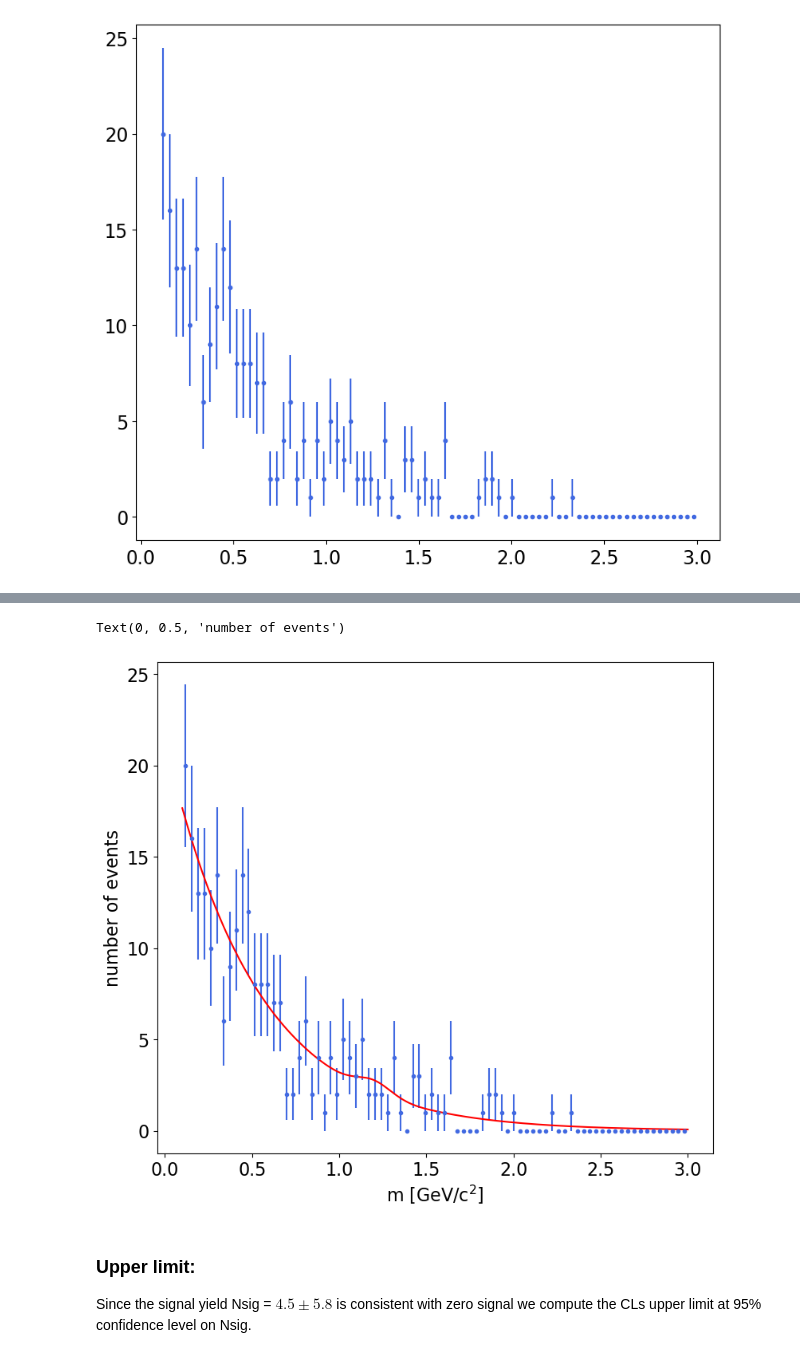
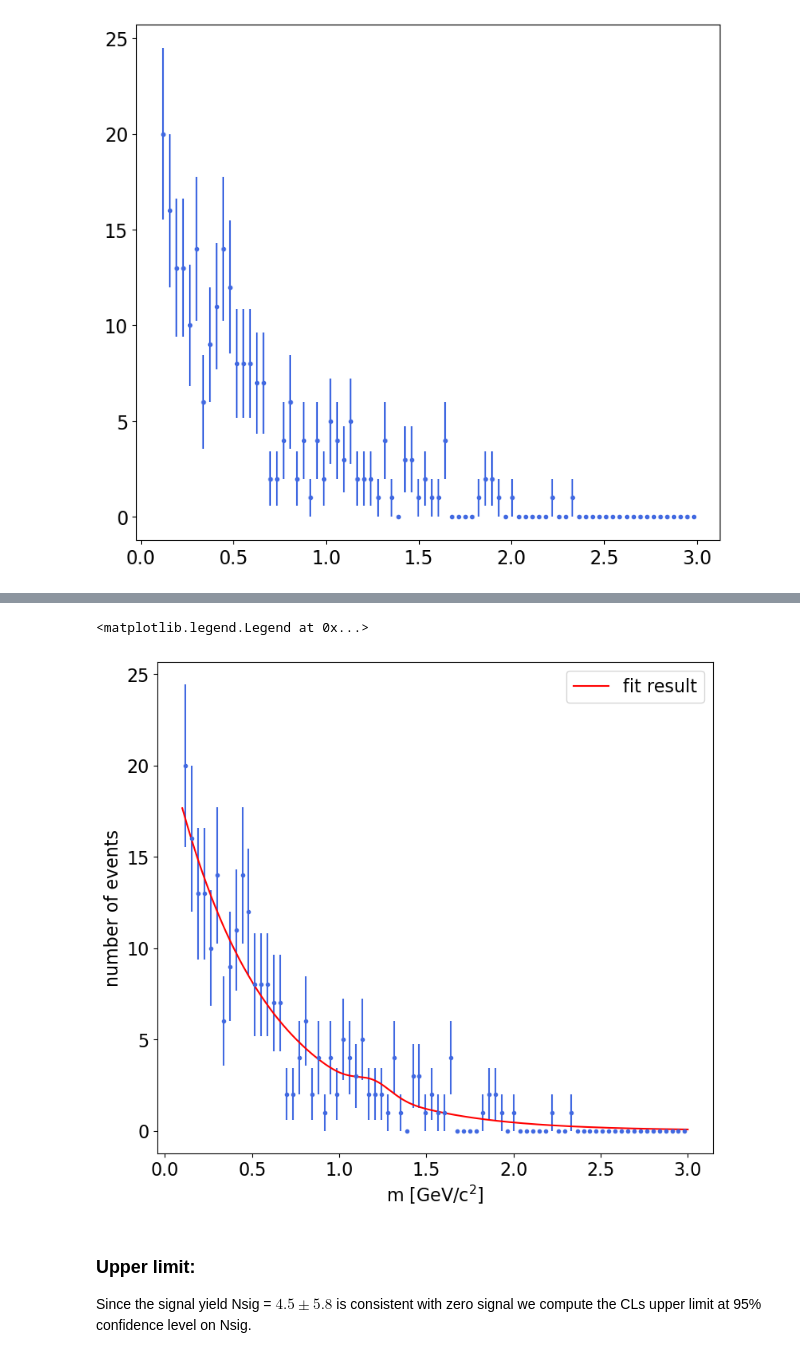
Before and after one commit to max-zhao0/hepstats, a Jupyter notebook: notebooks/hypotests/upperlimit_asy_zfit.ipynb, the cells around one changed output, grey strips where cells are left out. Cells and saved outputs as stored; diff of their text form; code cells hidden in the pictures.

```diff
--- a/notebooks/hypotests/upperlimit_asy_zfit.ipynb
+++ b/notebooks/hypotests/upperlimit_asy_zfit.ipynb
@@ -41,6 +50,10 @@ data.size
 # %%
 obs = zfit.Space("x", limits=bounds)
 # %%
-lambda_ = zfit.Parameter("lambda", -2.0, -4.0, -1.0)
-Nsig = zfit.Parameter("Nsig", 1.0, -20.0, len(data))
-Nbkg = zfit.Parameter("Nbkg", len(data), 0.0, len(data) * 1.1)
+zfit_lambda = zfit.Parameter("lambda", -2.0, -4.0, -1.0)
+zfit_Nsig = zfit.Parameter("Nsig", 1.0, -20.0, len(data))
+zfit_Nbkg = zfit.Parameter("Nbkg", len(data), 0.0, len(data) * 1.1)
+
+signal = zfit.pdf.Gauss(obs=obs, mu=1.2, sigma=0.1).create_extended(zfit_Nsig)
+background = zfit.pdf.Exponential(obs=obs, lambda_=zfit_lambda).create_extended(zfit_Nbkg)
+tot_model = zfit.pdf.SumPDF([signal, background])
@@ -72,12 +60,42 @@ minimum.hesse()
+# %%
+Nsig = wr.Parameter.from_zfit(zfit_Nsig)
+Nbkg = wr.Parameter.from_zfit(zfit_Nbkg)
+lambda_ = wr.Parameter.from_zfit(zfit_lambda)
+
+bkg = wr.Parameter.concat([Nbkg, lambda_], floating=True)
+
+params = {"signal" : Nsig, "background" : bkg}
+# %%
+unwrap_params = lambda p: {"Nsig" : p["signal"], "Nbkg" : p["background"][0], "lambda" : p["background"][1]}
+
+data_dict = {"M" : data}
+models_dict = {"M" : wr.ExtendedUnbinnedModel.from_zfit(tot_model, unwrap_params)}
+data_nll = {"M" : wr.ExtendedUnbinnedNLL(models_dict["M"])}
+constraint_nll = lambda params: 0
+# %%
+# instantation of the calculator
+calculator = AsymptoticCalculator(
+    data_nll, constraint_nll, params, data_dict,
+    models=models_dict, blind=False, beta=200, unbinned_correction=True
+)
+
+bestfit = calculator.bestfit
 # %%
+min_values = unwrap_params(bestfit.params)
+
+for zfit_param in tot_model.get_params():
+    zfit_param.set_value(min_values[zfit_param.name])
+
 nbins = 80
 pltdist(data, nbins, bounds)
 plotfitresult(tot_model, bounds, nbins)
+
 plt.xlabel("m [GeV/c$^2$]")
 plt.ylabel("number of events")
+plt.legend()
 # %% [output]
-Text(0, 0.5, 'number of events')
+<matplotlib.legend.Legend at 0x...>
-[figure, old version]
+[figure, new version]
 # %% [markdown]
 ### Upper limit:
 
```
Also changed, not shown: parts of 19 cells of this notebook, 7 other files.
